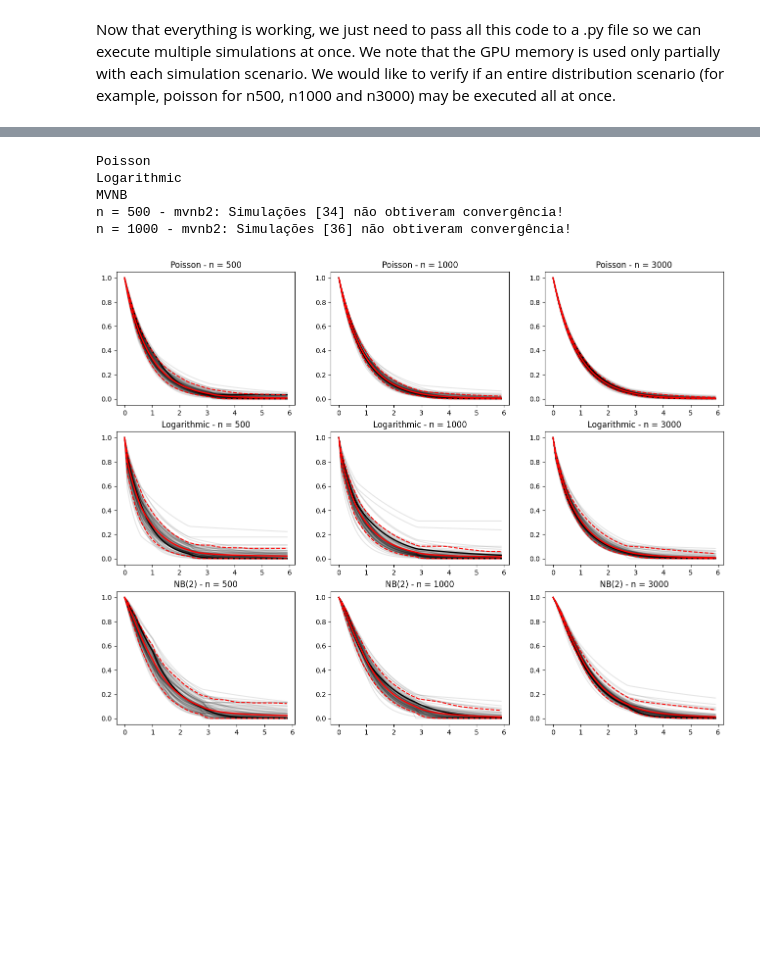
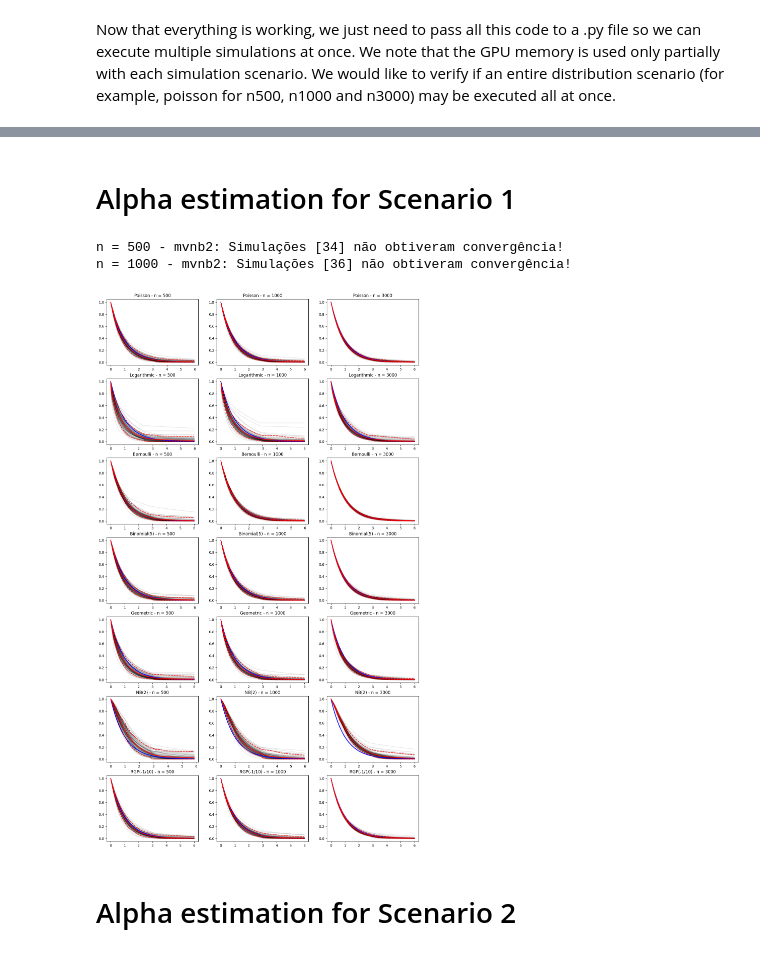
Before and after one commit to nhilariosilva/mps_neuralnet, a Jupyter notebook: Fashion-MNIST - Data Fitting.ipynb, the cells around one changed output, grey strips where cells are left out. Drawn from its saved outputs; the diff is of its cells as text; code cells hidden in the pictures; blank space fills up the shorter version.

```diff
--- a/Fashion-MNIST - Data Fitting.ipynb
+++ b/Fashion-MNIST - Data Fitting.ipynb
@@ -550,7 +513,7 @@ def plot_S1(n, scenario, distribution, ax = None, title = ""):
 
         if(i == 1):
             s_t = data.s.to_numpy()
-            tv = np.arange(0, s_t[-1], 0.1)
+            tv = np.arange(0, s_t[-1], 0.01)
 
             alpha = data.alpha.to_numpy()
             S1i = S1(tv, alpha, s_t)
@@ -561,7 +524,7 @@ def plot_S1(n, scenario, distribution, ax = None, title = ""):
             S1i_table[0,:] = S1_mean
 
             alpha_xie = np.array([1, 1, 1, 1, 1, 1])
-            S1v_xie = S1i.copy()
+            S1v_xie = S1(tv, alpha_xie, s_t)
         else:
             alpha = data.alpha.to_numpy()
             S1i = S1(tv, alpha, s_t)
@@ -583,7 +546,8 @@ def plot_S1(n, scenario, distribution, ax = None, title = ""):
     S1q05 = np.quantile(S1i_table, 0.05, axis = 0)
     S1_mean = S1_mean / S1i_table.shape[0]
 
-    ax.plot(tv, S1v_xie, color = "black", linewidth = 2)
+    ax.plot(tv, S1v_xie, color = "blue", linewidth = 2)
+    # ax.plot(tv, np.exp(-tv), color = "black", linewidth = 2)
 
     ax.plot(tv, S1q95, color = "red", linestyle = "dashed")
     ax.plot(tv, S1q05, color = "red", linestyle = "dashed")
@@ -593,25 +564,39 @@ def plot_S1(n, scenario, distribution, ax = None, title = ""):
+# %% [markdown]
+# Alpha estimation for Scenario 1
 # %%
-fig, ax = plt.subplots(nrows = 3, ncols = 3, figsize = (16,12))
+fig, ax = plt.subplots(nrows = 7, ncols = 3, figsize = (16,28))
 
-print("Poisson")
 plot_S1(500, 1, "poisson", ax[0,0], "Poisson - n = 500")
 plot_S1(1000, 1, "poisson", ax[0,1], "Poisson - n = 1000")
 plot_S1(3000, 1, "poisson", ax[0,2], "Poisson - n = 3000")
 
-print("Logarithmic")
 plot_S1(500, 1, "logarithmic", ax[1,0], "Logarithmic - n = 500")
 plot_S1(1000, 1, "logarithmic", ax[1,1], "Logarithmic - n = 1000")
 plot_S1(3000, 1, "logarithmic", ax[1,2], "Logarithmic - n = 3000")
 
-print("MVNB")
-plot_S1(500, 1, "mvnb2", ax[2,0], "NB(2) - n = 500")
-plot_S1(1000, 1, "mvnb2", ax[2,1], "NB(2) - n = 1000")
-plot_S1(3000, 1, "mvnb2", ax[2,2], "NB(2) - n = 3000")
+plot_S1(500, 1, "bernoulli", ax[2,0], "Bernoulli - n = 500")
+plot_S1(1000, 1, "bernoulli", ax[2,1], "Bernoulli - n = 1000")
+plot_S1(3000, 1, "bernoulli", ax[2,2], "Bernoulli - n = 3000")
+
+plot_S1(500, 1, "bin5", ax[3,0], "Binomial(5) - n = 500")
+plot_S1(1000, 1, "bin5", ax[3,1], "Binomial(5) - n = 1000")
+plot_S1(3000, 1, "bin5", ax[3,2], "Binomial(5) - n = 3000")
+
+plot_S1(500, 1, "geometric", ax[4,0], "Geometric - n = 500")
+plot_S1(1000, 1, "geometric", ax[4,1], "Geometric - n = 1000")
+plot_S1(3000, 1, "geometric", ax[4,2], "Geometric - n = 3000")
+
+plot_S1(500, 1, "mvnb2", ax[5,0], "NB(2) - n = 500")
+plot_S1(1000, 1, "mvnb2", ax[5,1], "NB(2) - n = 1000")
+plot_S1(3000, 1, "mvnb2", ax[5,2], "NB(2) - n = 3000")
+
+plot_S1(500, 1, "rgp10", ax[6,0], "RGP(-1/10) - n = 500")
+plot_S1(1000, 1, "rgp10", ax[6,1], "RGP(-1/10) - n = 1000")
+plot_S1(3000, 1, "rgp10", ax[6,2], "RGP(-1/10) - n = 3000")
 # %% [output]
-Poisson
-Logarithmic
-MVNB
 n = 500 - mvnb2: Simulações [34] não obtiveram convergência!
 n = 1000 - mvnb2: Simulações [36] não obtiveram convergência!
-[figure, old version]
+[figure, new version]
+# %% [markdown]
+# Alpha estimation for Scenario 2
 # %%
```
Also changed, not shown: parts of 8 cells of this notebook, 14 other files.
